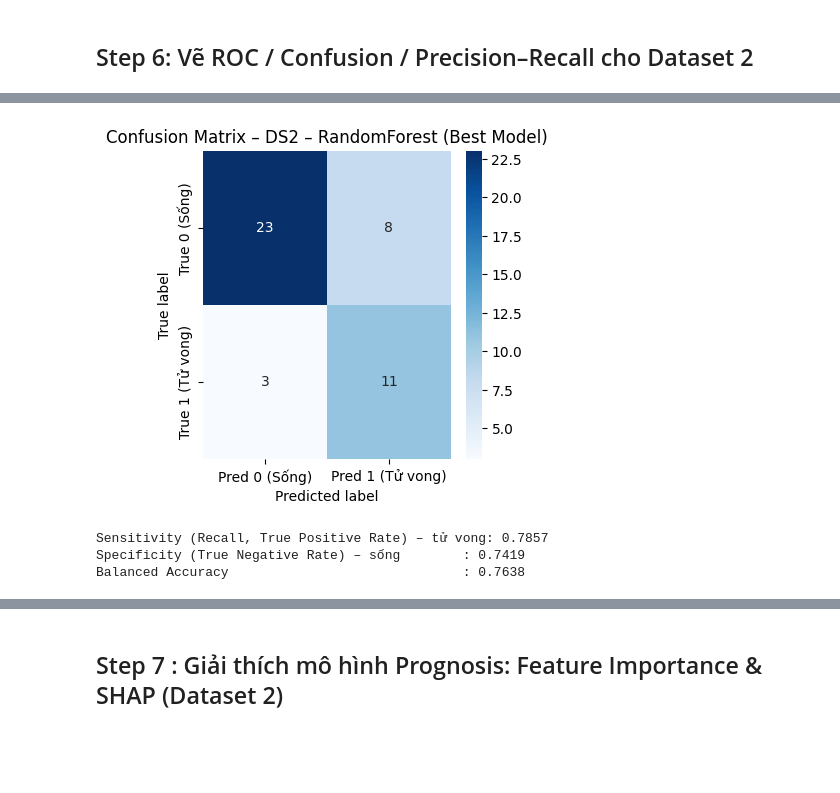
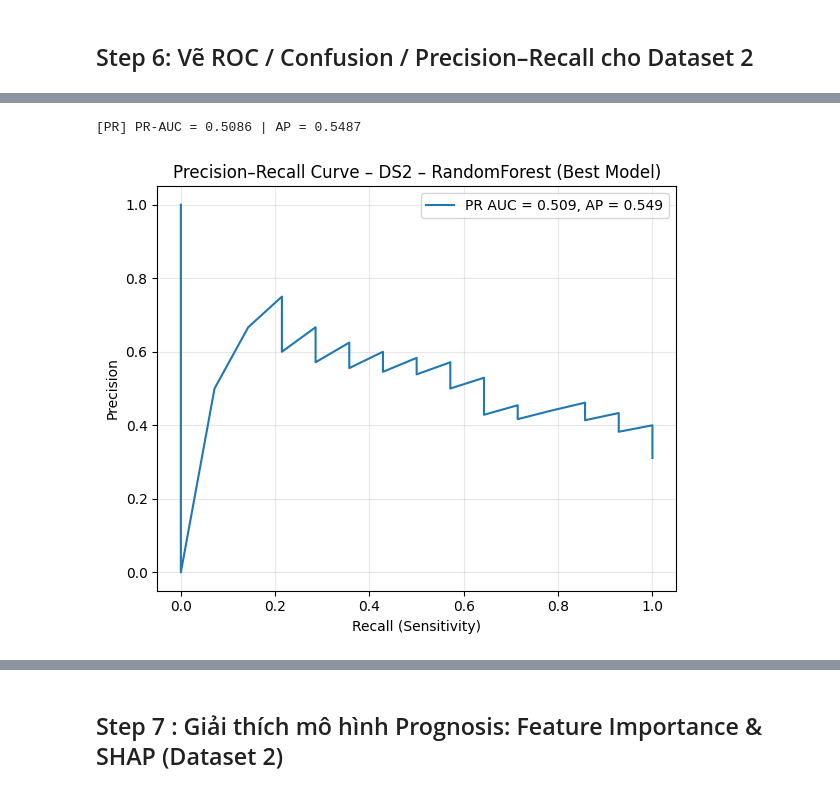
Before and after one commit to NguyenBuiHongTien/CVD_ML, a Jupyter notebook: CDV_New.ipynb, the cells around one changed output, grey strips where cells are left out. Drawn from its saved outputs; the diff is of its cells as text; code cells hidden in the pictures; blank space fills up the shorter version.

```diff
--- a/CDV_New.ipynb
+++ b/CDV_New.ipynb
@@ -1749,11 +2368,10 @@ plot_roc_ds2(
 # %%
-plot_confusion_ds2(
+# PR
+plot_precision_recall(
     y2_test,
-    y2_test_pred_best,
-    title=f"Confusion Matrix – DS2 – {model_label_ds2_vn} (Best Model)"
+    y2_test_proba_best,
+    title=f"Precision–Recall Curve – DS2 – {model_label} (Best Model)"
 )
 # %% [output]
+[PR] PR-AUC = 0.5086 | AP = 0.5487
-[figure, old version]
+[figure, new version]
-Sensitivity (Recall, True Positive Rate) – tử vong: 0.7857
-Specificity (True Negative Rate) – sống        : 0.7419
-Balanced Accuracy                              : 0.7638
```
Also changed, not shown: parts of 32 cells of this notebook, 8 other files.
